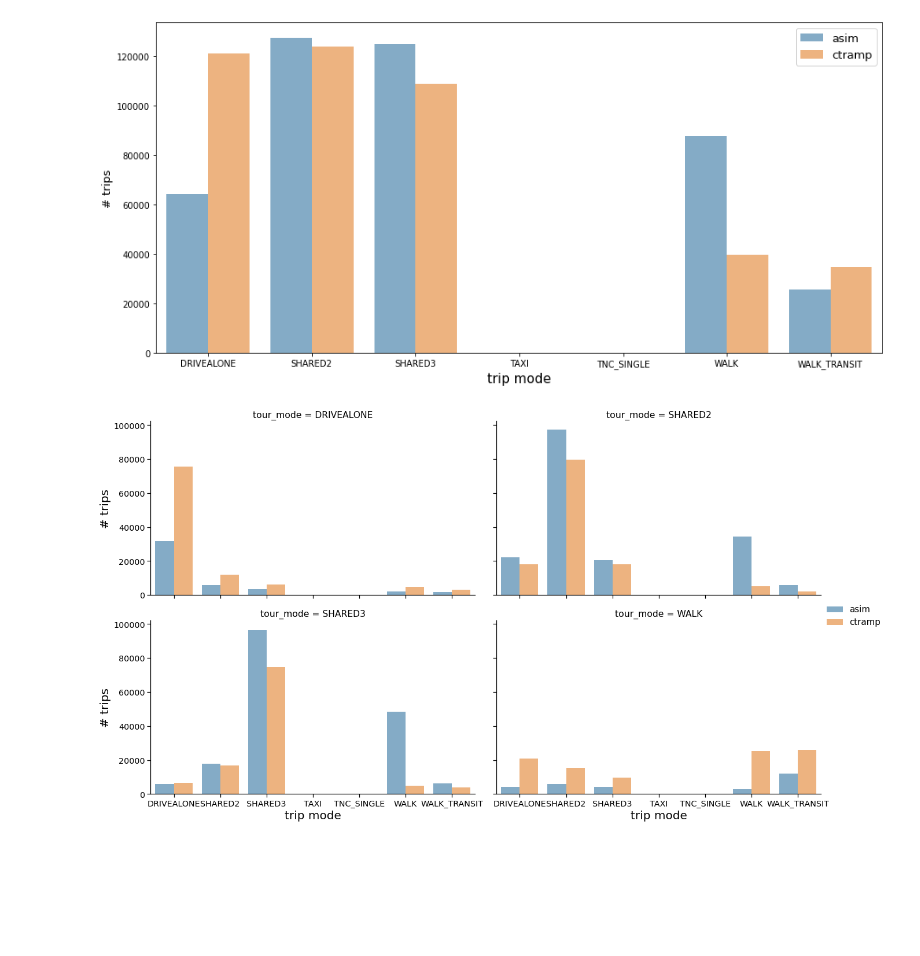
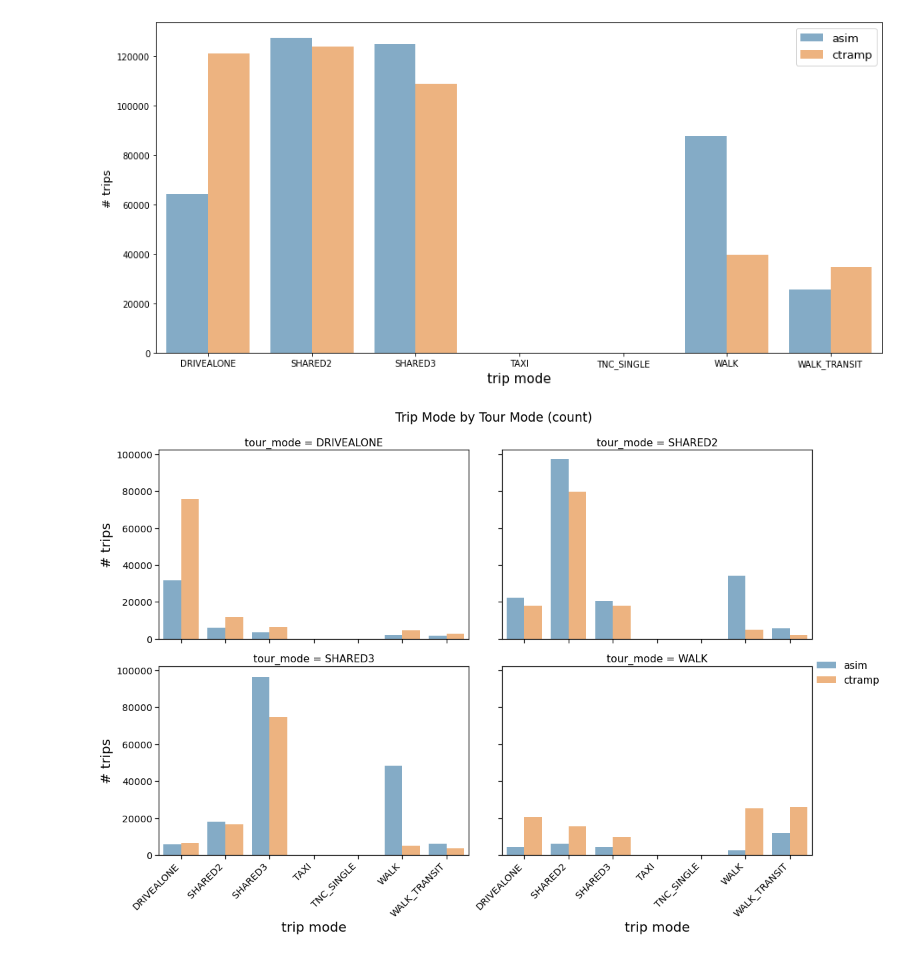
Before and after one commit to SANDAG/ABM, a Jupyter notebook: src/asim_cross_border/cross_border_validation.ipynb, the cells around one changed output. Saved outputs shown, nothing was run; the diff lists cells and outputs as text; code cells hidden in the pictures; blank space fills up the shorter version.

```diff
--- a/src/asim_cross_border/cross_border_validation.ipynb
+++ b/src/asim_cross_border/cross_border_validation.ipynb
@@ -484,22 +501,31 @@ ax.set_xlabel('trip mode', fontsize=15)
 # %% [output]
 Text(0.5, 0, 'trip mode')
 [figure]
+# %%
+trip_mode = asim_trips.groupby(['trip_mode','tour_mode'])['trip_id'].count().fillna(0)
+trip_mode = pd.merge(
+    trip_mode, ctramp_trips.groupby(['trip_mode','tour_mode'])['tripID'].count().fillna(0),
+    left_index=True, right_index=True, how='outer').reset_index()
+trip_mode.columns = ['trip_mode','tour_mode','asim','ctramp']
+trip_mode_long = trip_mode.melt(id_vars=['trip_mode','tour_mode'],var_name='source',value_name='num_trips').fillna(0)
+
+tour_mode_sums = trip_mode_long.groupby(['tour_mode', 'source'])['num_trips'].sum().reset_index()
+tour_mode_sums.rename(columns={'num_trips': 'total_trips'}, inplace=True)
+trip_mode_long = trip_mode_long.merge(tour_mode_sums, on=['tour_mode','source'])
+
+trip_mode_long['pct_trips'] = trip_mode_long['num_trips'] / trip_mode_long['total_trips']
 # %%
-trip_mode = asim_trips.groupby(['trip_mode','tour_mode'])['trip_id'].count()
-trip_mode = pd.merge(
-    trip_mode, ctramp_trips.groupby(['trip_mode','tour_mode'])['tripID'].count(),
-    left_index=True, right_index=True, how='outer').reset_index()
-
-trip_mode.columns = ['trip_mode','tour_mode','asim','ctramp']
-trip_mode = trip_mode.melt(id_vars=['trip_mode','tour_mode'],var_name='source',value_name='num_trips')
-
 with sns.plotting_context("notebook",font_scale=1.3):
     g = sns.catplot(
-        data=trip_mode, x='trip_mode', y='num_trips', col='tour_mode', col_wrap=2, kind='bar',
-        hue='source',alpha=0.6, aspect=1.75)
+        data=trip_mode_long, x='trip_mode', y='num_trips', col='tour_mode', col_wrap=2, kind='bar',
+        hue='source',alpha=0.6, aspect=1.5, facet_kws={'despine':False})
     # g.set_yscale("log")
     g._legend.set_title('')
     plt.setp(g._legend.get_texts(), fontsize=15)
     g.set_axis_labels("trip mode", "# trips", fontsize=20)
+    g.fig.subplots_adjust(top=0.9)
+    g.fig.suptitle('Trip Mode by Tour Mode (count)')
+    for ax in g.axes.ravel():
+        ax.set_xticklabels(ax.get_xticklabels(), rotation=45, ha='right')
 # %% [output]
-[figure, old version]
+[figure, new version]
```
Also changed, not shown: parts of 8 cells of this notebook.
